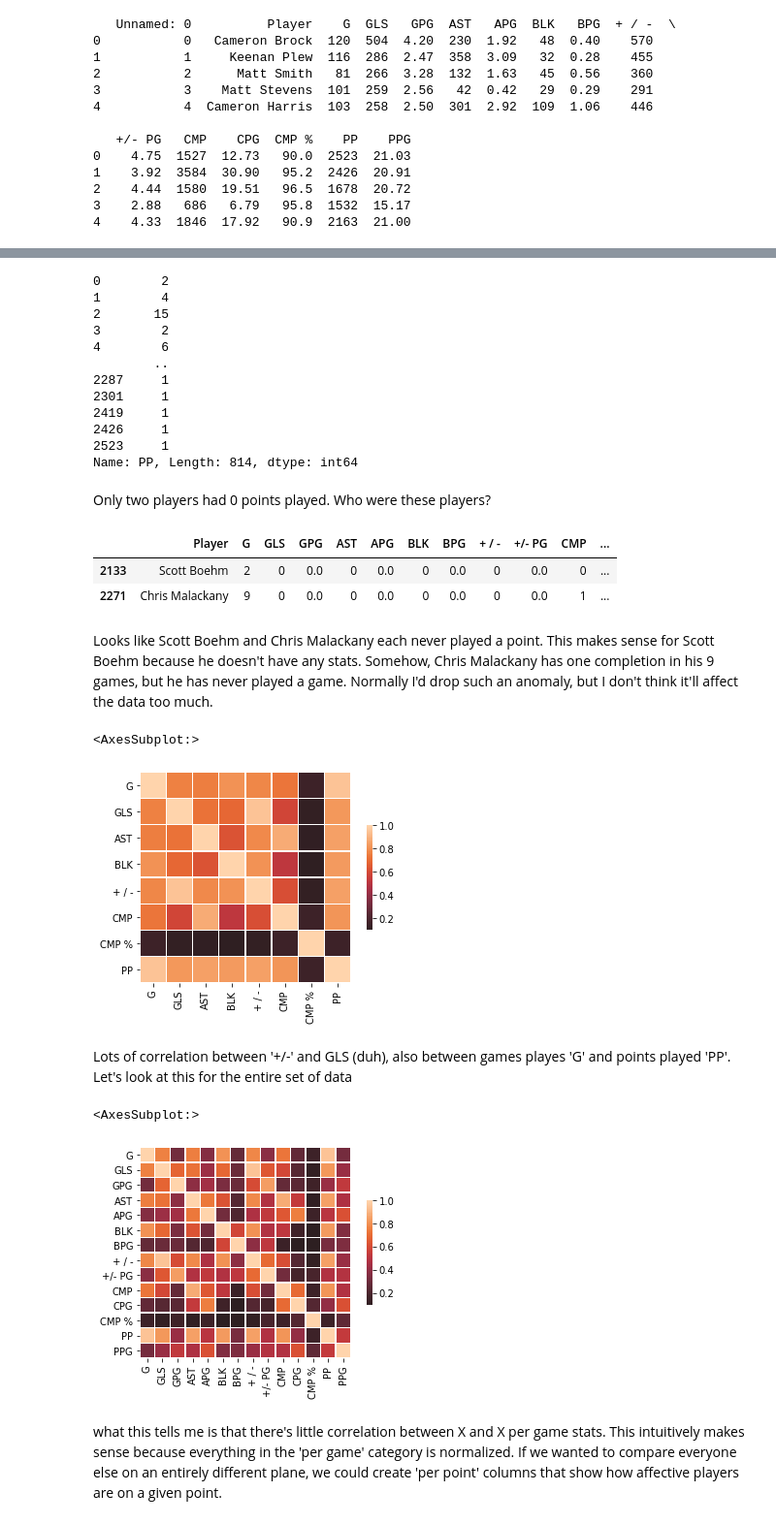
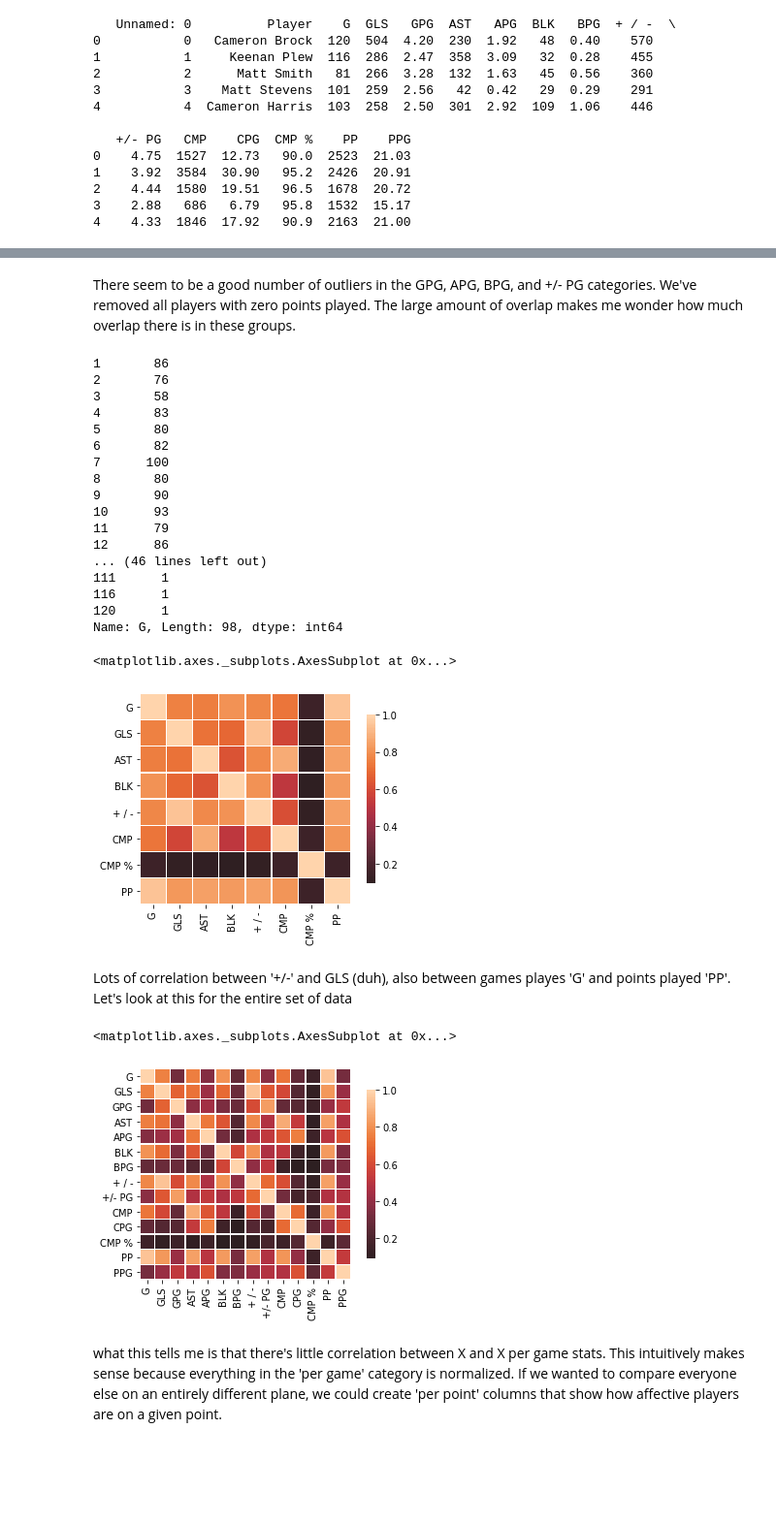
Before and after one commit to g-lorenzo/audl_ds, a Jupyter notebook: all_time_notebook.ipynb, the cells around one changed output, grey strips where cells are left out. Shown at 97% size. Drawn from its saved outputs; the diff is of its cells as text; code cells hidden in the pictures; blank space fills up the shorter version.

Commit message:
finished eda jupyter notebook and added scaled dataframe scaled_df_***.csv

```diff
--- a/all_time_notebook.ipynb
+++ b/all_time_notebook.ipynb
@@ -45,0 +40,13 @@ df.shape
+# %%
+#drop unnecessary column
+df = df.drop(labels=['Unnamed: 0'], axis=1)
+df.shape
+
+#Get rid of players who haven't played any points
+no_games_df = df[df['PP']==0]
+print(no_games_df.head())
+del no_games_df
+
+#Two players (Scott Boehm and Chris Malackany) have zero points played. Somehow Malackany still has a single completion as part of their record. These players are outliers and need to be dropped
+df = df[df['PP'] > 0]
+print(f"New shape = {df.shape}")
@@ -60,48 +74,41 @@ There seem to be a good number of outliers in the XYZ per game categories. Let's
+# %% [markdown]
+There seem to be a good number of outliers in the GPG, APG, BPG, and +/- PG categories. We've removed all players with zero points played. The large amount of overlap makes me wonder how much overlap there is in these groups.
 # %%
 #games played in ascending order
 df['G'].value_counts().sort_index(ascending=True)
-
-#points played in ascending order
-df['PP'].value_counts().sort_index(ascending=True)
 # %% [output]
-0        2
-1        4
-2       15
-3        2
-4        6
-        ..
-2287     1
-2301     1
-2419     1
-2426     1
-2523     1
-Name: PP, Length: 814, dtype: int64
+1       86
+2       76
+3       58
+4       83
+5       80
+6       82
+7      100
+8       80
+9       90
+10      93
+11      79
+12      86
+... (46 lines left out)
+111      1
+116      1
+120      1
+Name: G, Length: 98, dtype: int64
-# %% [markdown]
-Only two players had 0 points played. Who were these players?
-# %%
-zero_pp = df[df['PP']==0]
-zero_pp.head()
-# %% [output]
-|  | Player | G | GLS | GPG | AST | APG | BLK | BPG | + / - | +/- PG | CMP | ... |
-| 2133 | Scott Boehm | 2 | 0 | 0.0 | 0 | 0.0 | 0 | 0.0 | 0 | 0.0 | 0 | ... |
-| 2271 | Chris Malackany | 9 | 0 | 0.0 | 0 | 0.0 | 0 | 0.0 | 0 | 0.0 | 1 | ... |
-# %% [markdown]
-Looks like Scott Boehm and Chris Malackany each never played a point. This makes sense for Scott Boehm because he doesn't have any stats. Somehow, Chris Malackany has one completion in his 9 games, but he has never played a game. Normally I'd drop such an anomaly, but I don't think it'll affect the data too much.
 # %%
 #lets look at the correlation between stats before normalization
 dep_df = df.drop(labels=['Player', 'GPG', 'APG', 'BPG', '+/- PG', 'CPG', 'PPG'], axis=1, index=None)
 
-sns.heatmap(dep_df[['G', 'GLS', 'AST', 'BLK', '+ / -', 'CMP', 'CMP %', 'PP']].corr(), center=0, robust=True, square=True, linewidths=.5, cbar_kws={"shrink": .5})
+sns.heatmap(dep_df[['G', 'GLS', 'AST', 'BLK', '+ / -', 'CMP', 'CMP %', 'PP']].corr(), center=0, robust=True, square=True, linewidths=.5, cbar_kws={"shrink": .8})
 # %% [output]
-<AxesSubplot:>
+<matplotlib.axes._subplots.AxesSubplot at 0x...>
-[figure, old version]
+[figure, new version]
 # %% [markdown]
 Lots of correlation between '+/-' and GLS (duh), also between games playes 'G' and points played 'PP'. Let's look at this for the entire set of data
 # %%
-sns.heatmap(df.corr(), center=0, robust=True, square=True, linewidths=.5, cbar_kws={"shrink": .5})
+sns.heatmap(df.corr(), center=0, robust=True, square=True, linewidths=.5, cbar_kws={"shrink": .8})
 # %% [output]
-<AxesSubplot:>
+<matplotlib.axes._subplots.AxesSubplot at 0x...>
-[figure, old version]
+[figure, new version]
 # %% [markdown]
 what this tells me is that there's little correlation between X and X per game stats. This intuitively makes sense because everything in the 'per game' category is normalized. If we wanted to compare everyone else on an entirely different plane, we could create 'per point' columns that show how affective players are on a given point.
 # %%
```
Also changed, not shown: parts of 24 cells of this notebook, 2 other files.
